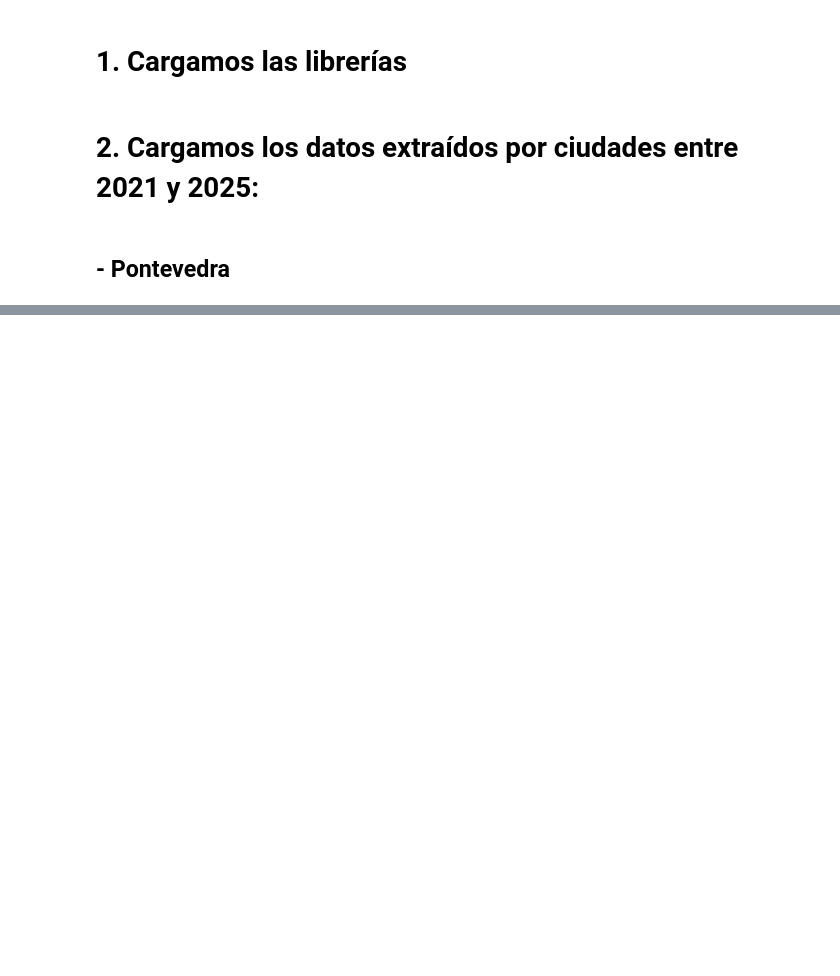
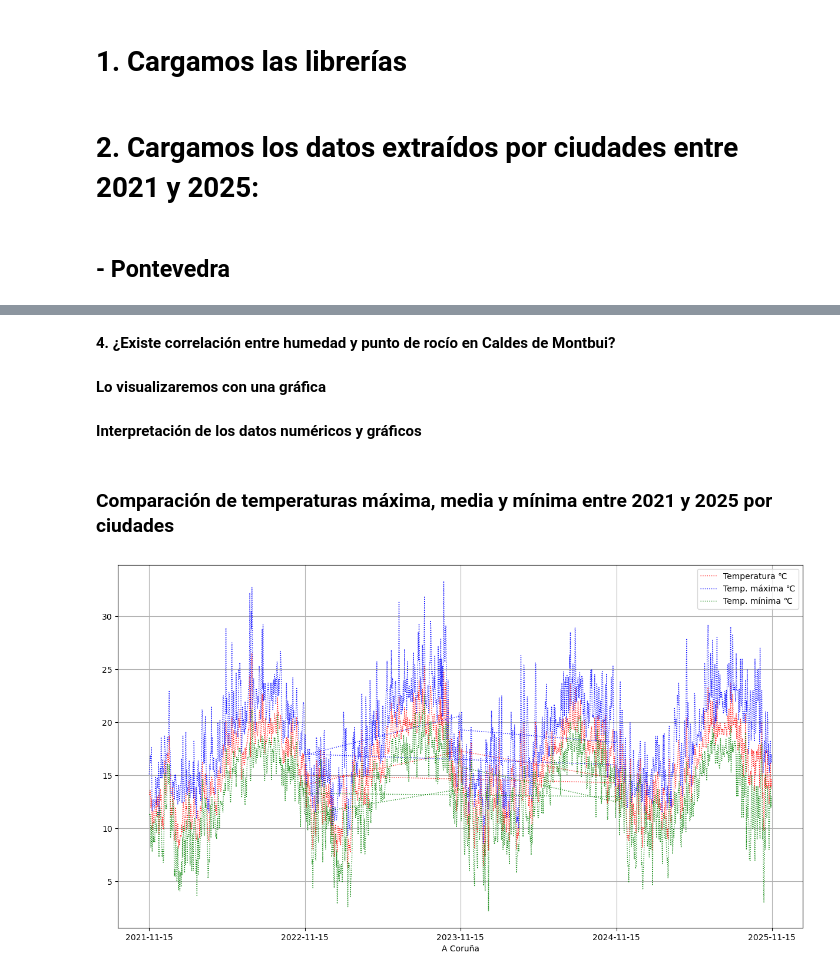
Before and after one commit to Belenm1995/Proyecto_Equipo_D, a Jupyter notebook: Proyecto_D/Csv_por_ciudades_y_años/Analisis.ipynb, the cells around one changed output, grey strips where cells are left out. Cells and saved outputs as stored; diff of their text form; code cells hidden in the pictures; blank space fills up the shorter version.

```diff
--- a/Proyecto_D/Csv_por_ciudades_y_años/Analisis.ipynb
+++ b/Proyecto_D/Csv_por_ciudades_y_años/Analisis.ipynb
@@ -47,0 +51,19 @@ ValueError: No objects to concatenate
+# %%
+df_coruña = pd.concat(objs = [pd.read_csv(x) for x in os.listdir() if x.startswith("coruña") and x.endswith(".csv")],
+                     ignore_index = True)
+
+df_coruña = df_coruña.drop(labels = "Unnamed: 0", axis = 1)
+
+df_coruña["Fecha"] = df_coruña["Fecha"].apply(lambda x : datetime.strptime(x, "%Y-%m-%d"))
+
+df_coruña["Year"] = df_coruña["Fecha"].apply(lambda x : x.year)
+df_coruña["Estacion"] = df_coruña["Fecha"].dt.month.apply(estacion)
+df_coruña["Mes"] = df_coruña["Fecha"].apply(lambda x : x.month)
+
+rename_columns = {"Momento (UNIX) de la vel. máx. del veinto" : "Momento (UNIX) de la vel. máx. del viento",
+                  "Profundidad de la neive" : "Profundidad de la nieve",
+                  "Vel. ráfaga de viento max." : "Vel. ráfaga de viento máx."}
+
+df_coruña = df_coruña.rename(columns = rename_columns)
+
+#df_coruña
@@ -47,0 +139,4 @@ ValueError: No objects to concatenate
+# %% [markdown]
+**4. ¿Existe correlación entre humedad y punto de rocío en Caldes de Montbui?**
+# %% [markdown]
+**Lo visualizaremos con una gráfica**
@@ -47,0 +159,49 @@ ValueError: No objects to concatenate
+# %% [markdown]
+**Interpretación de los datos numéricos y gráficos**
+# %% [markdown]
+### Comparación de temperaturas máxima, media y mínima entre 2021 y 2025 por ciudades
+# %%
+X = df_coruña["Fecha"]
+Y1 = df_coruña["Media de la temperatura"]
+Y2 = df_coruña["Temperatura máxima"]
+Y3 = df_coruña["Temperatura mínima"]
+
+colores = ["red", "blue", "green"]
+
+plt.figure(figsize = (15, 8))
+
+plt.plot(X,
+         Y1,
+         color       = "red",
+         markersize  = 3,
+         linestyle   = ":",
+         linewidth   = 1,
+         alpha       = 0.9,
+         label       = "Temperatura ℃")
+
+plt.plot(X,
+         Y2,
+         color       = "blue",
+         markersize  = 3,
+         linestyle   = ":",
+         linewidth   = 1,
+         alpha       = 0.9,
+         label       = "Temp. máxima ℃")
+
+plt.plot(X,
+         Y3,
+         color       = "green",
+         markersize  = 3,
+         linestyle   = ":",
+         linewidth   = 1,
+         alpha       = 0.9,
+         label       = "Temp. mínima ℃")
+
+
+plt.xlabel("A Coruña")
+plt.legend()
+plt.xticks([18_946, 19_311, 19_676, 20_042, 20_407])
+plt.grid()
+plt.show()
+# %% [output]
+[figure, added]
```
Also changed, not shown: parts of 22 cells of this notebook.
